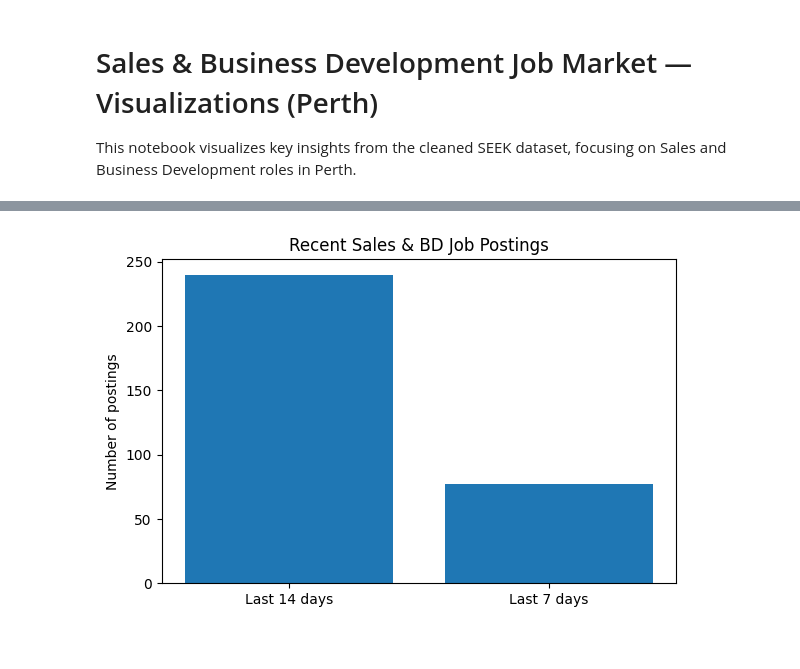
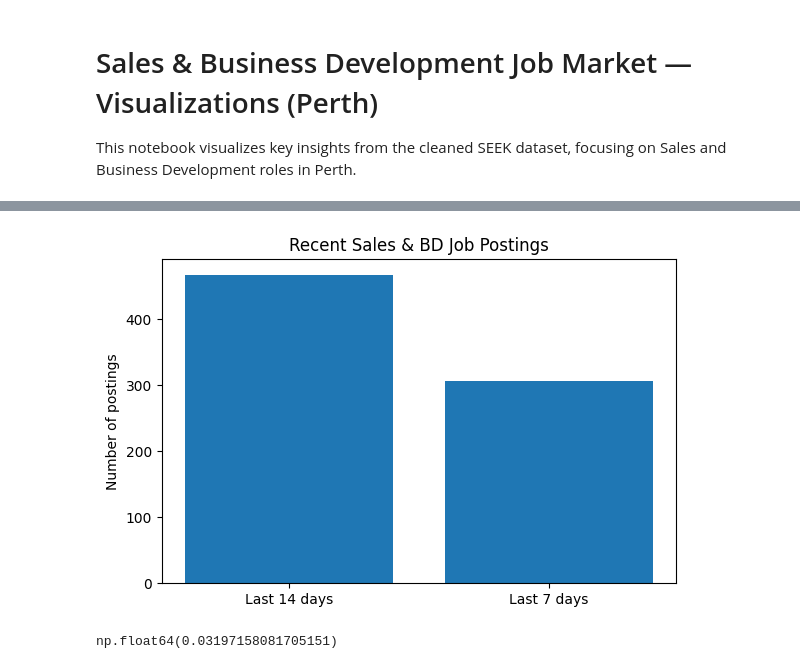
Before and after one commit to joshuakang/seek-perth-jobs-analysis, a Jupyter notebook: notebooks/03_visualization_sales_market.ipynb, the cells around one changed output, grey strips where cells are left out. Saved outputs shown, nothing was run; the diff lists cells and outputs as text; code cells hidden in the pictures.

Commit message:
Update dataset with latest SEEK jobs and refresh visualizations

```diff
--- a/notebooks/03_visualization_sales_market.ipynb
+++ b/notebooks/03_visualization_sales_market.ipynb
@@ -19,0 +40,39 @@ sales_df.shape
+# %%
+import numpy as np
+import re
+
+def posted_to_days(x):
+    if pd.isna(x):
+        return np.nan
+    s = str(x).strip().lower()
+
+    # 已經是數字
+    if re.fullmatch(r"\d+(\.\d+)?", s):
+        return float(s)
+
+    # 分鐘 / 小時 → 視為今天
+    if re.search(r"\d+\s*m", s):
+        return 0
+    if re.search(r"\d+\s*h", s):
+        return 0
+
+    # 天
+    d = re.search(r"(\d+)\s*d", s)
+    if d:
+        return int(d.group(1))
+
+    # '1 day ago', '2 days ago'
+    day = re.search(r"(\d+)\s*day", s)
+    if day:
+        return int(day.group(1))
+
+    # 週
+    week = re.search(r"(\d+)\s*week", s)
+    if week:
+        return int(week.group(1)) * 7
+
+    return np.nan
+
+sales_df["posted_days_num"] = sales_df["posted_days"].apply(posted_to_days)
+
+sales_df[["posted_days", "posted_days_num"]].head(10)
@@ -57,12 +128,17 @@ plt.show()
 # %%
-recent_14d = sales_df[sales_df["posted_days"] <= 14]
-recent_7d = sales_df[sales_df["posted_days"] <= 7]
+recent_14d = sales_df[sales_df["posted_days_num"] <= 14]
+recent_7d = sales_df[sales_df["posted_days_num"] <= 7]
+
 
 plt.figure(figsize=(6,4))
 plt.bar(["Last 14 days", "Last 7 days"], [len(recent_14d), len(recent_7d)])
 plt.title("Recent Sales & BD Job Postings")
 plt.ylabel("Number of postings")
 plt.tight_layout()
 plt.show()
 # %% [output]
-[figure, old version]
+[figure, new version]
+# %%
+sales_df["posted_days_num"].isna().mean()
+# %% [output]
+np.float64(0.03197158081705151)
```
Also changed, not shown: parts of 6 cells of this notebook.
